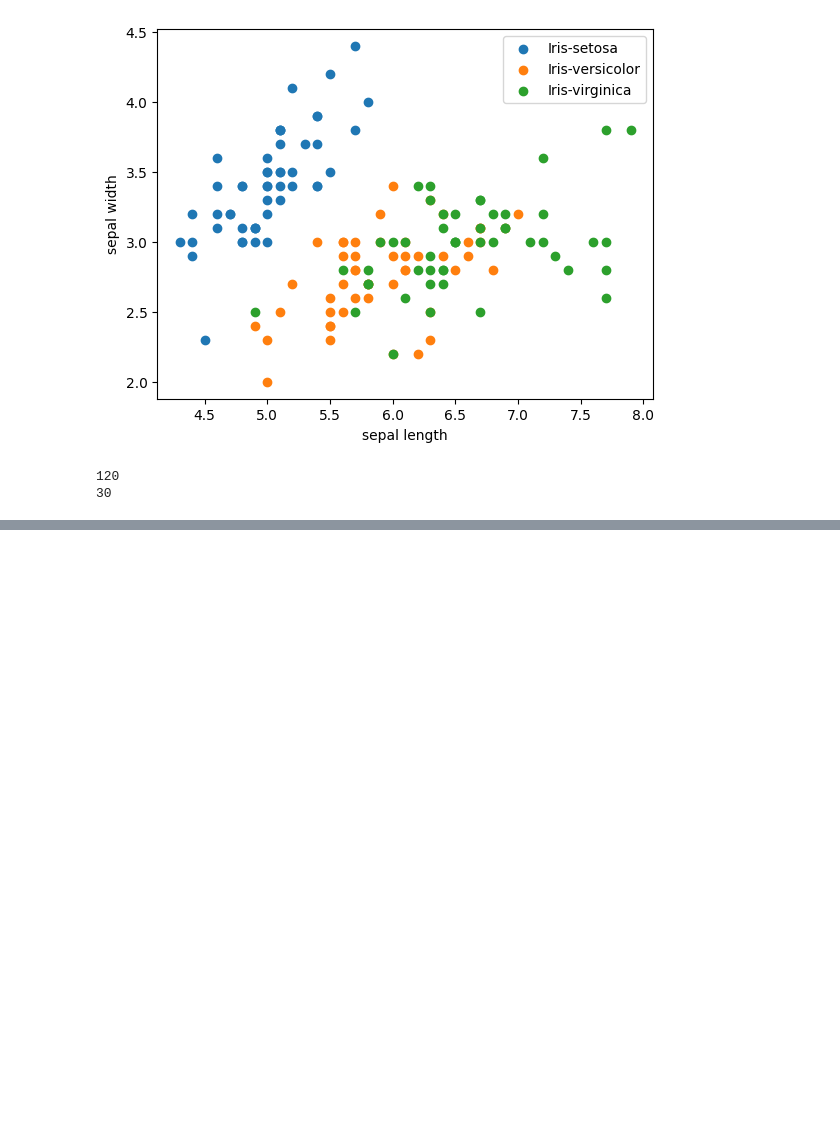
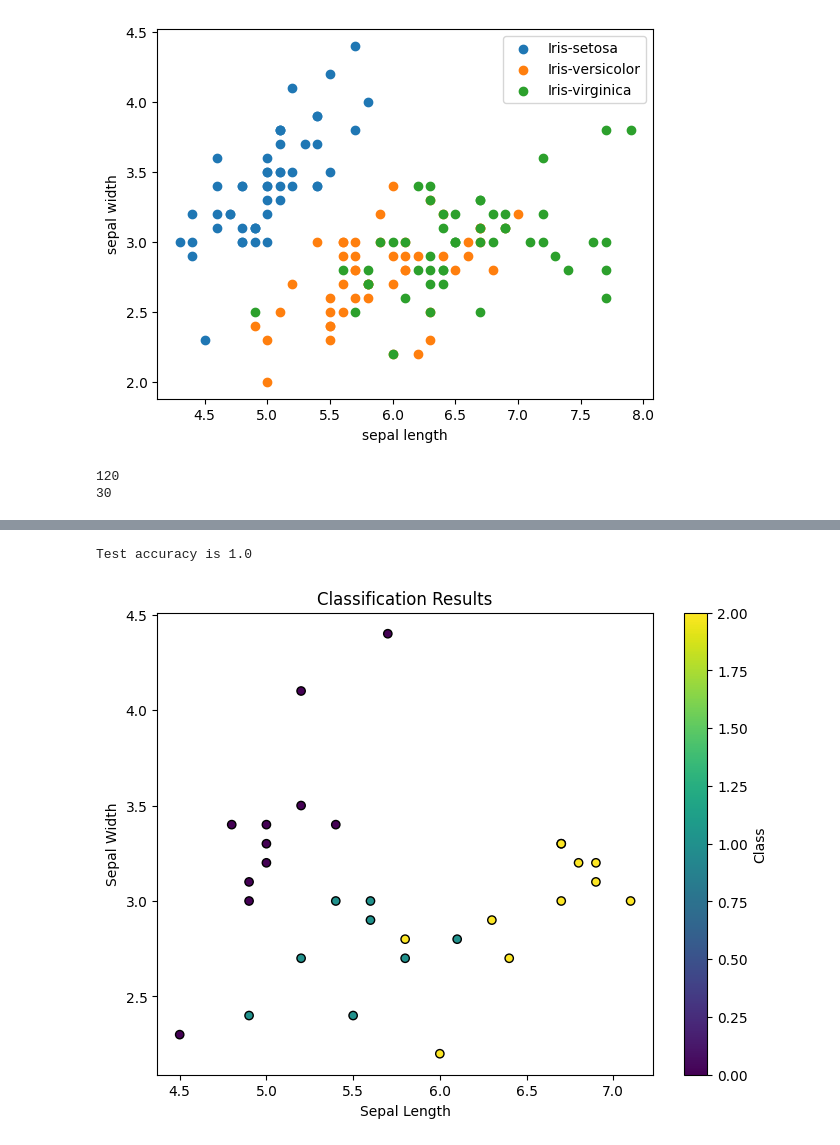
Before and after one commit to scpsyl/statistical-Signal-Processing, a Jupyter notebook: Experiment1/python/创新设计.ipynb, the cells around one changed output, grey strips where cells are left out. Cells and saved outputs as stored; diff of their text form; code cells hidden in the pictures; blank space fills up the shorter version.

```diff
--- a/Experiment1/python/创新设计.ipynb
+++ b/Experiment1/python/创新设计.ipynb
@@ -82,0 +96,26 @@ RuntimeError: Exception thrown from user defined Python function in dataset.
+# %%
+import mindspore as ms
+import numpy as np
+import matplotlib.pyplot as plt
+from sklearn.decomposition import PCA
+
+# 获取模型在测试集上的预测结果
+x = model.predict(ms.Tensor(X_test)).asnumpy()
+pred = np.argmax(x, axis=1)  # 对于多分类，选择概率最大的类别
+
+# 计算准确率
+correct = np.equal(pred, Y_test)
+acc = np.mean(correct)
+print('Test accuracy is', acc)
+
+# 可视化输出（基于前两个特征进行可视化）
+plt.figure(figsize=(8, 6))
+plt.scatter(X_test[:, 0], X_test[:, 1], c=pred, cmap='viridis', marker='o', edgecolor='k', label='Predicted Classes')
+plt.xlabel('Sepal Length')
+plt.ylabel('Sepal Width')
+plt.title('Classification Results')
+plt.colorbar(label='Class')
+plt.show()
+# %% [output]
+Test accuracy is 1.0
+[figure, added]
```
Also changed, not shown: parts of 1 cell of this notebook, 22 other files.
